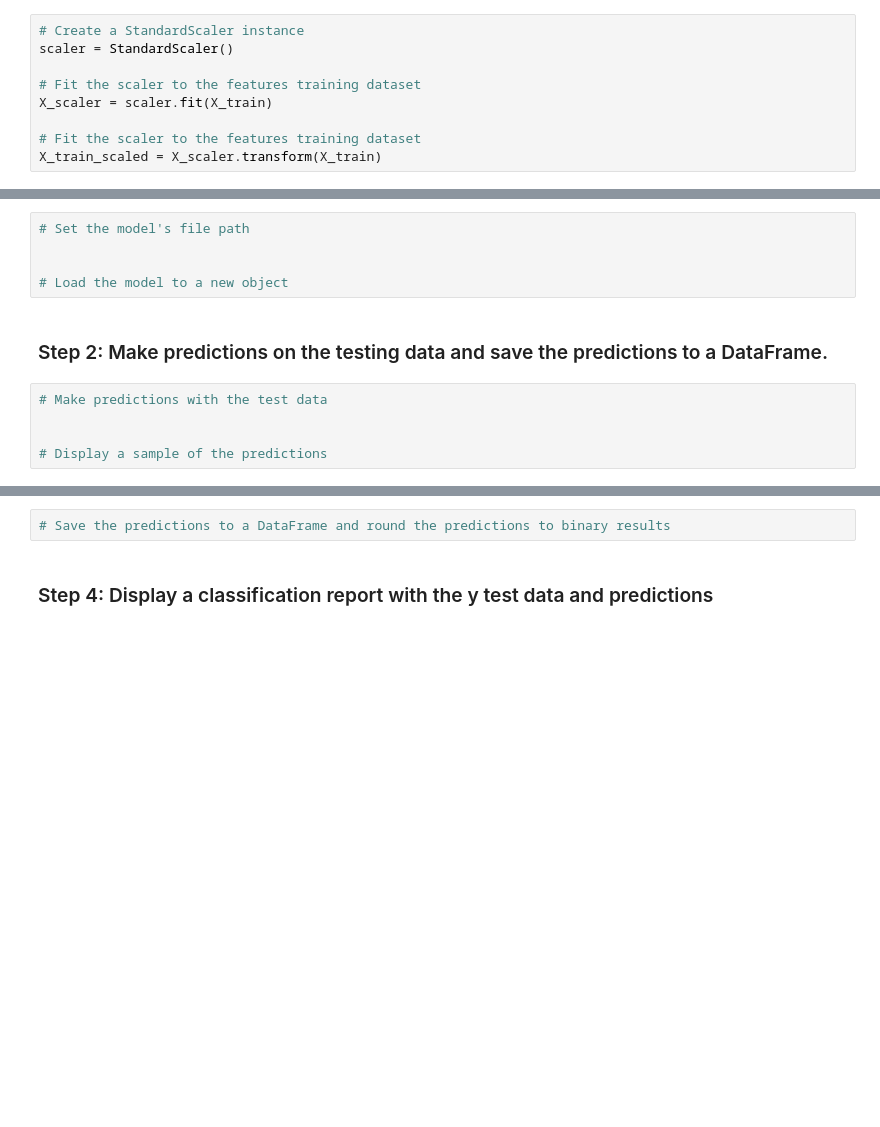
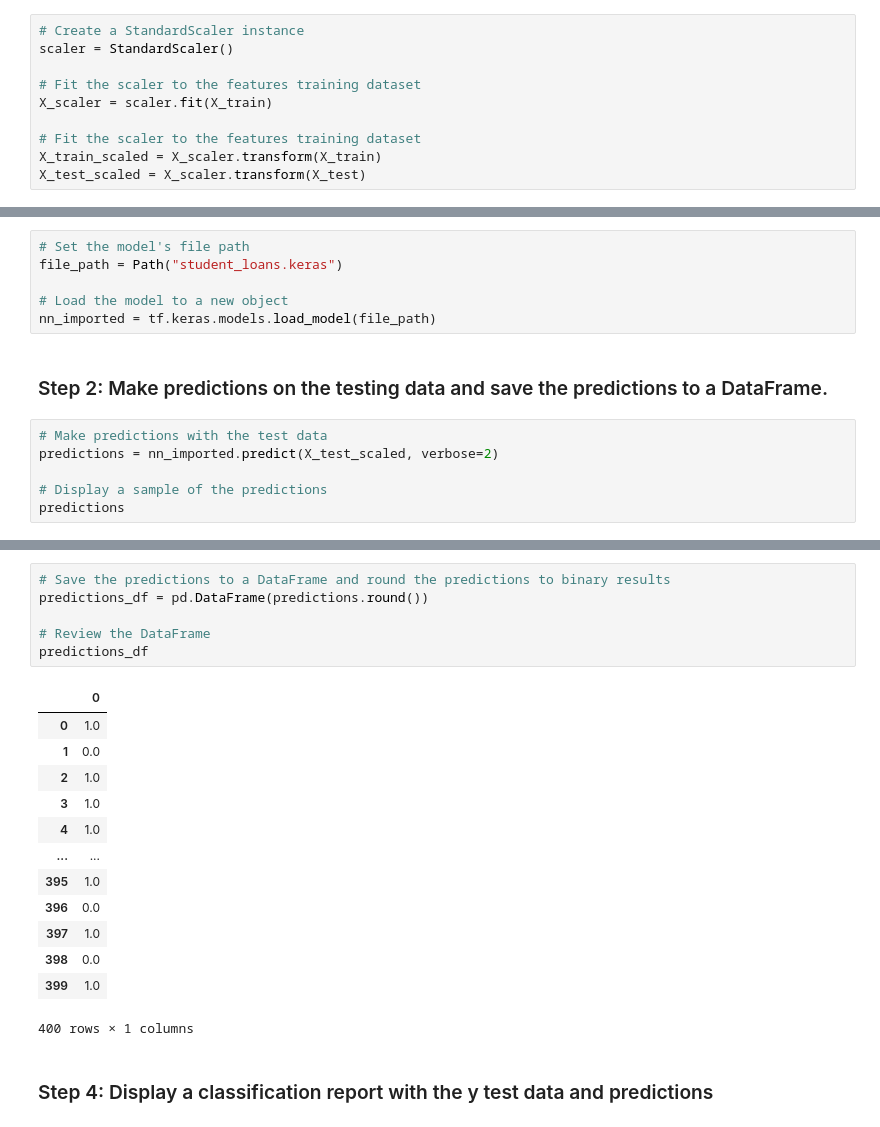
Before and after one commit to Buford4/neural-network-challenge-1, a Jupyter notebook: student_loans_with_deep_learning.ipynb, the cells around one changed output, grey strips where cells are left out. Cells and saved outputs as stored; diff of their text form; blank space fills up the shorter version.

```diff
--- a/student_loans_with_deep_learning.ipynb
+++ b/student_loans_with_deep_learning.ipynb
@@ -101,6 +104,7 @@ X_scaler = scaler.fit(X_train)
 
 # Fit the scaler to the features training dataset
 X_train_scaled = X_scaler.transform(X_train)
+X_test_scaled = X_scaler.transform(X_test)
 # %% [markdown]
 ---
 
@@ -183,13 +211,15 @@ nn.compile(loss="categorical_crossentropy", optimizer="adam", metrics=["accuracy
 ### Step 1: Reload your saved model.
 # %%
 # Set the model's file path
-
+file_path = Path("student_loans.keras")
 
 # Load the model to a new object
+nn_imported = tf.keras.models.load_model(file_path)
 # %% [markdown]
 ### Step 2: Make predictions on the testing data and save the predictions to a DataFrame.
 # %%
 # Make predictions with the test data
-
+predictions = nn_imported.predict(X_test_scaled, verbose=2)
 
 # Display a sample of the predictions
+predictions
@@ -196,5 +245,23 @@ nn.compile(loss="categorical_crossentropy", optimizer="adam", metrics=["accuracy
 # %%
 # Save the predictions to a DataFrame and round the predictions to binary results
+predictions_df = pd.DataFrame(predictions.round())
+
+# Review the DataFrame
+predictions_df
+# %% [output]
+|  | 0 |
+| 0 | 1.0 |
+| 1 | 0.0 |
+| 2 | 1.0 |
+| 3 | 1.0 |
+| 4 | 1.0 |
+| ... | ... |
+| 395 | 1.0 |
+| 396 | 0.0 |
+| 397 | 1.0 |
+| 398 | 0.0 |
+| 399 | 1.0 |
+400 rows × 1 columns
 # %% [markdown]
 ### Step 4: Display a classification report with the y test data and predictions
 # %%
```
Also changed, not shown: parts of 12 cells of this notebook, 1 other file.
